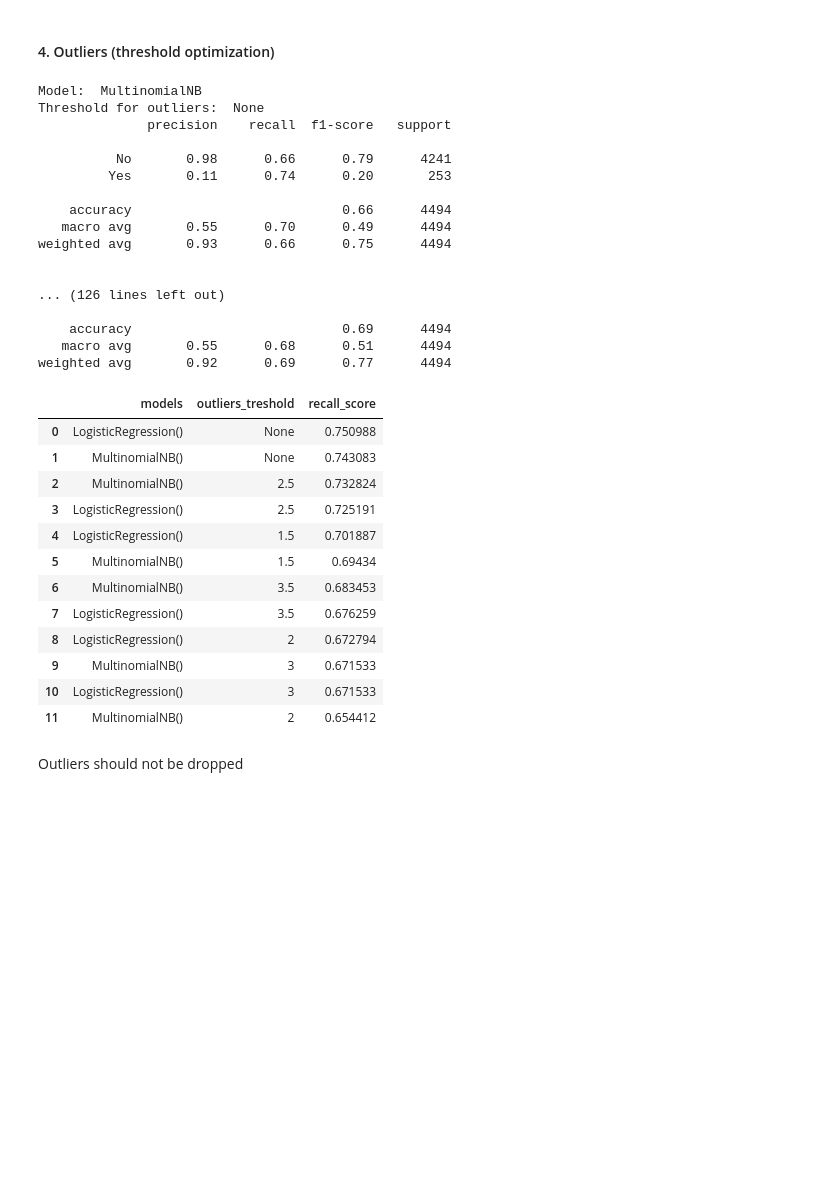
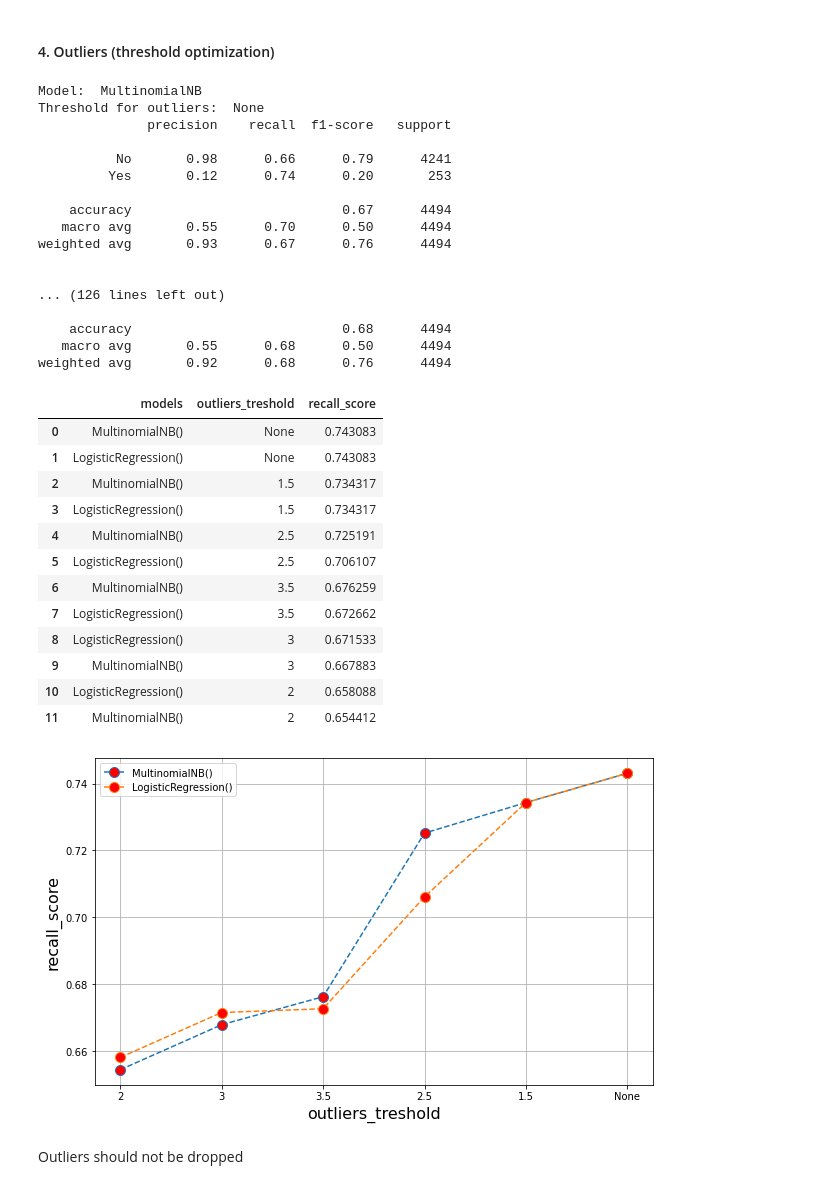
Before and after one commit to Edoardo1996/ironhack-mid-project, a Jupyter notebook: index.ipynb, the cells around one changed output. Cells and saved outputs as stored; diff of their text form; code cells hidden in the pictures; blank space fills up the shorter version.

Commit message:
implemented optimization plots, corrected bug on confusion matrix, start implementing custom function optimization of revenue

```diff
--- a/index.ipynb
+++ b/index.ipynb
@@ -275,9 +276,9 @@ for model in models:
                                     model=model,
                                     cols_to_encode=[cols_onehot_encod],
                                     scaler=scaler,
-                                    encoders=[OneHotEncoder],
+                                    encoders=[OneHotEncoder()],
                                     balance_dataset=True,
-                                    balancer=SMOTE()
+                                    balancer=SMOTE(),
             )
             print(report, end='\n\n')
             all_test.append(y_test)
@@ -527,39 +541,40 @@ Threshold for outliers:  None
               precision    recall  f1-score   support
 
           No       0.98      0.66      0.79      4241
-         Yes       0.11      0.74      0.20       253
+         Yes       0.12      0.74      0.20       253
 
-    accuracy                           0.66      4494
-   macro avg       0.55      0.70      0.49      4494
-weighted avg       0.93      0.66      0.75      4494
+    accuracy                           0.67      4494
+   macro avg       0.55      0.70      0.50      4494
+weighted avg       0.93      0.67      0.76      4494
 
 
 ... (126 lines left out)
 
-    accuracy                           0.69      4494
-   macro avg       0.55      0.68      0.51      4494
-weighted avg       0.92      0.69      0.77      4494
+    accuracy                           0.68      4494
+   macro avg       0.55      0.68      0.50      4494
+weighted avg       0.92      0.68      0.76      4494
 # %%
 params = OrderedDict(
     models = [MultinomialNB(), LogisticRegression()],
     outliers_treshold = thresholds
 )
 metrics.report_metrics(params, recall_score, all_test, all_pred, label='Yes',
-                        sort_by_metric=True)
+                        sort_by_metric=True, show_plot=True, hue='models')
 # %% [output]
 |  | models | outliers_treshold | recall_score |
-| 0 | LogisticRegression() | None | 0.750988 |
-| 1 | MultinomialNB() | None | 0.743083 |
-| 2 | MultinomialNB() | 2.5 | 0.732824 |
-| 3 | LogisticRegression() | 2.5 | 0.725191 |
-| 4 | LogisticRegression() | 1.5 | 0.701887 |
-| 5 | MultinomialNB() | 1.5 | 0.69434 |
-| 6 | MultinomialNB() | 3.5 | 0.683453 |
-| 7 | LogisticRegression() | 3.5 | 0.676259 |
-| 8 | LogisticRegression() | 2 | 0.672794 |
-| 9 | MultinomialNB() | 3 | 0.671533 |
-| 10 | LogisticRegression() | 3 | 0.671533 |
+| 0 | MultinomialNB() | None | 0.743083 |
+| 1 | LogisticRegression() | None | 0.743083 |
+| 2 | MultinomialNB() | 1.5 | 0.734317 |
+| 3 | LogisticRegression() | 1.5 | 0.734317 |
+| 4 | MultinomialNB() | 2.5 | 0.725191 |
+| 5 | LogisticRegression() | 2.5 | 0.706107 |
+| 6 | MultinomialNB() | 3.5 | 0.676259 |
+| 7 | LogisticRegression() | 3.5 | 0.672662 |
+| 8 | LogisticRegression() | 3 | 0.671533 |
+| 9 | MultinomialNB() | 3 | 0.667883 |
+| 10 | LogisticRegression() | 2 | 0.658088 |
 | 11 | MultinomialNB() | 2 | 0.654412 |
+[figure, added]
 # %% [markdown]
 Outliers should not be dropped
 # %% [markdown]
```
Also changed, not shown: parts of 31 cells of this notebook, 2 other files.
